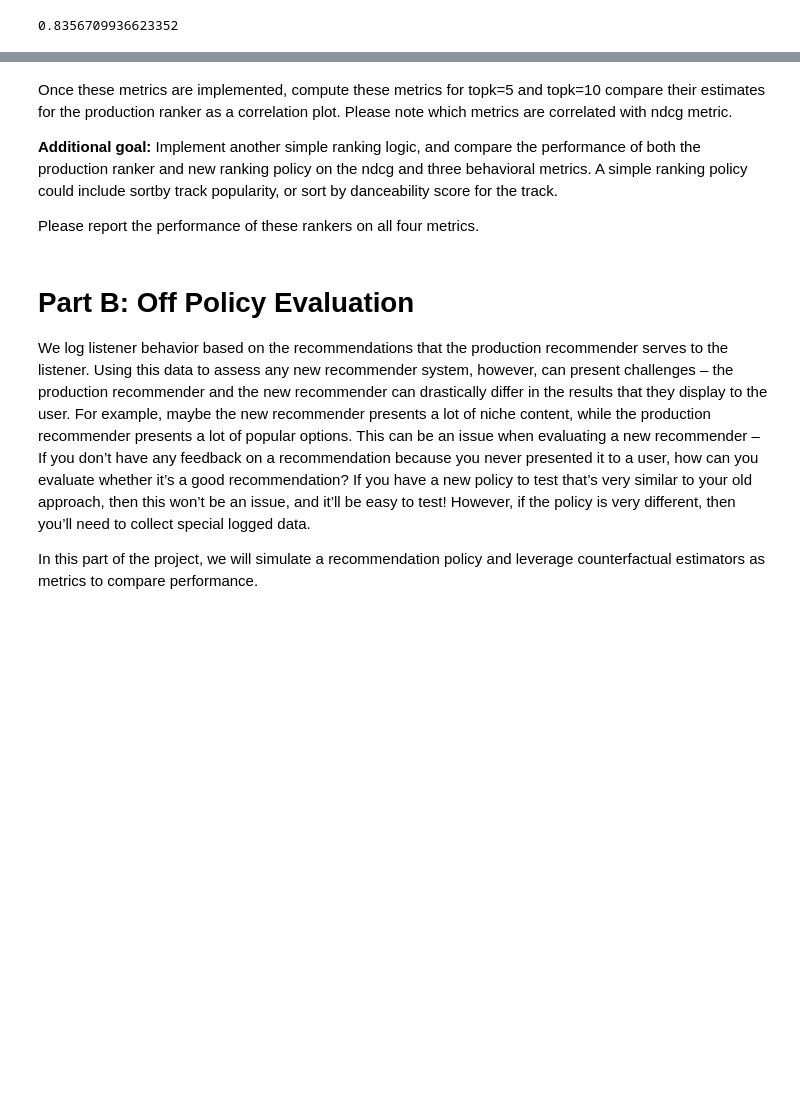
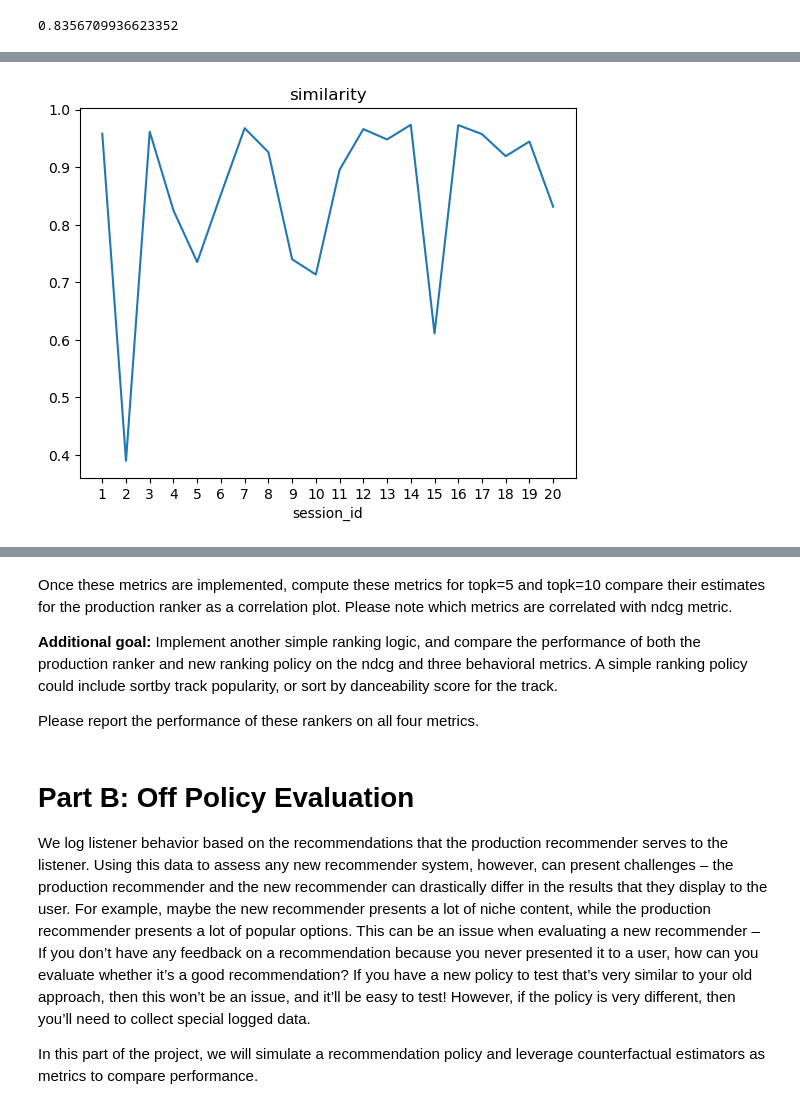
Before and after one commit to sumitsidana/corise_personalized_recommendations_at_scale, a Jupyter notebook: week4/week4_evaluation.ipynb, the cells around one changed output, grey strips where cells are left out. Cells and saved outputs as stored; diff of their text form; code cells hidden in the pictures; blank space fills up the shorter version.

Commit message:
Behavioural Metrics

```diff
--- a/week4/week4_evaluation.ipynb
+++ b/week4/week4_evaluation.ipynb
@@ -169,3 +176,12 @@ from sklearn.metrics.pairwise import cosine_similarity
+# %%
+from sklearn.metrics.pairwise import cosine_similarity
+log_tracks = pd.merge(log, tracks, left_on = 'track_id_clean', right_on = 'track_id', how = 'left')
+def similarity(df):
+    df_subset = df[df.columns[df.columns.str.startswith('acoustic_vector')]]
+    return cosine_similarity(df_subset).mean()
+log_tracks.groupby('session_id').apply\
+(lambda x: x.nsmallest(topk,['session_position'])).reset_index(drop = True).groupby("session_id").\
+apply(similarity).mean()
 # %%
 log_tracks = pd.merge(log, tracks, left_on = 'track_id_clean', right_on = 'track_id', how = 'left')
 # %%
@@ -187,0 +232,11 @@ apply(similarity).mean()
+# %%
+log_tracks_similarity = log_tracks.groupby('session_id').apply\
+(lambda x: x.nsmallest(topk,['session_position'])).reset_index(drop = True).groupby("session_id").\
+apply(similarity).head(20)
+ax = log_tracks_similarity.plot()
+ax.set_xticks(np.arange(20))
+ax.set_xticklabels(pd.Series([1,2,3,4,5,6,7,8,9,10,11,12,13,14,15,16,17,18,19,20]))
+plt.title('similarity')
+plt.show()
+# %% [output]
+[figure, added]
```
Also changed, not shown: parts of 27 cells of this notebook.
